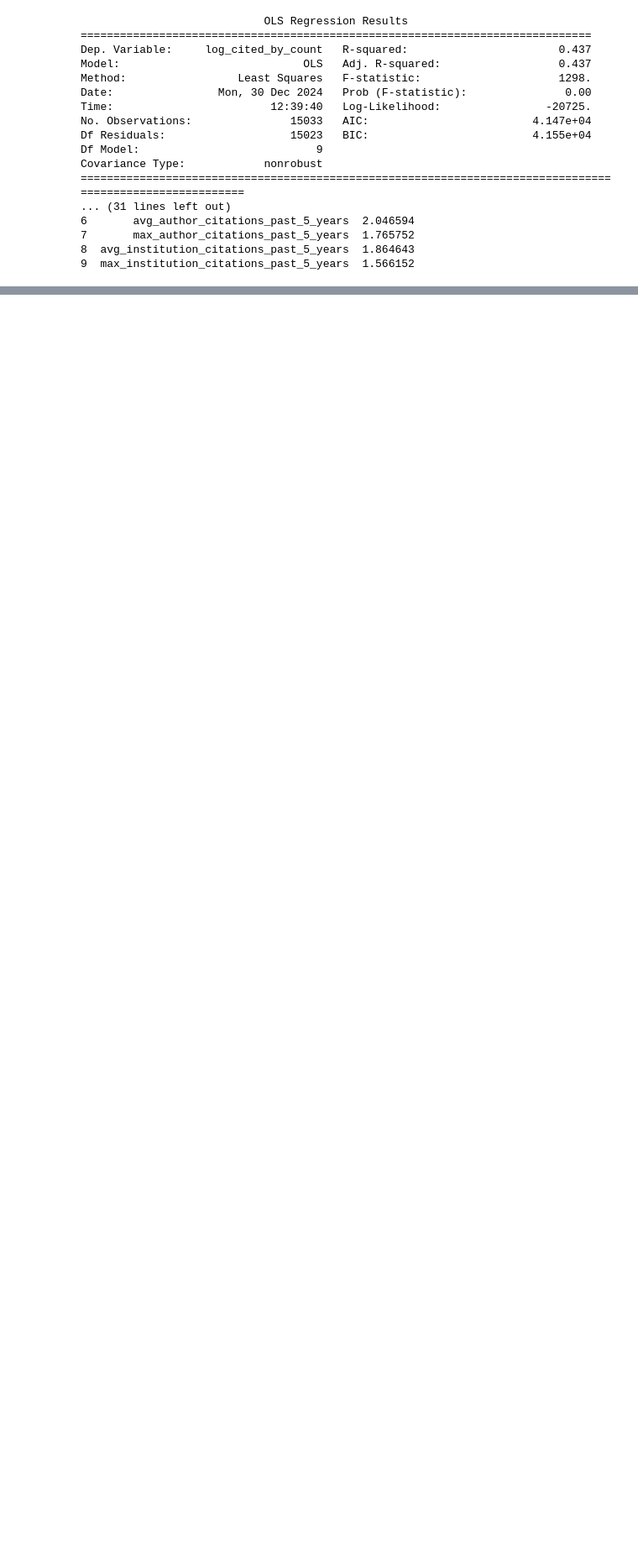
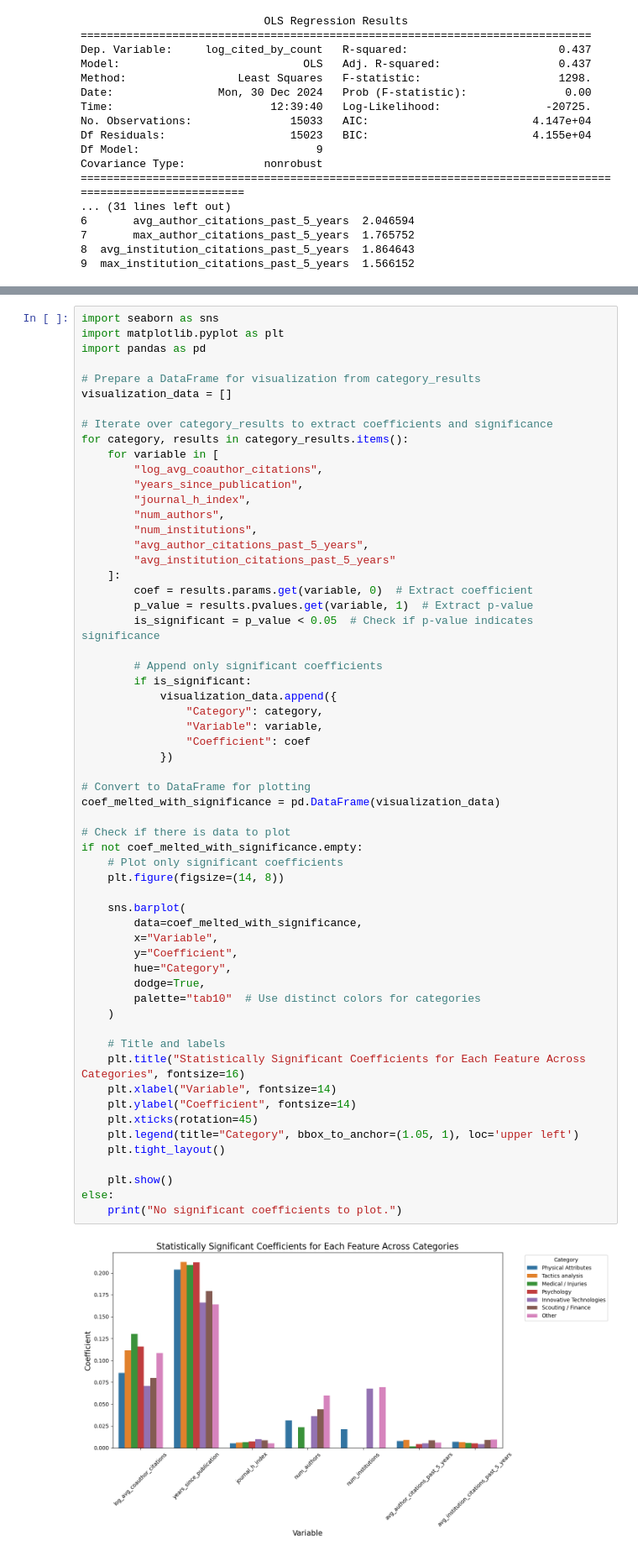
Before and after one commit to franekl/soccer-research-evolution, a Jupyter notebook: code/influence_on_citations/linear regression.ipynb, the cells around one changed output, grey strips where cells are left out. Shown at 84% size. Cells and saved outputs as stored; diff of their text form; blank space fills up the shorter version.

```diff
--- a/code/influence_on_citations/linear regression.ipynb
+++ b/code/influence_on_citations/linear regression.ipynb
@@ -640,0 +878,61 @@ Covariance Type:            nonrobust
+# %%
+import seaborn as sns
+import matplotlib.pyplot as plt
+import pandas as pd
+
+# Prepare a DataFrame for visualization from category_results
+visualization_data = []
+
+# Iterate over category_results to extract coefficients and significance
+for category, results in category_results.items():
+    for variable in [
+        "log_avg_coauthor_citations",
+        "years_since_publication",
+        "journal_h_index",
+        "num_authors",
+        "num_institutions",
+        "avg_author_citations_past_5_years",
+        "avg_institution_citations_past_5_years"
+    ]:
+        coef = results.params.get(variable, 0)  # Extract coefficient
+        p_value = results.pvalues.get(variable, 1)  # Extract p-value
+        is_significant = p_value < 0.05  # Check if p-value indicates significance
+
+        # Append only significant coefficients
+        if is_significant:
+            visualization_data.append({
+                "Category": category,
+                "Variable": variable,
+                "Coefficient": coef
+            })
+
+# Convert to DataFrame for plotting
+coef_melted_with_significance = pd.DataFrame(visualization_data)
+
+# Check if there is data to plot
+if not coef_melted_with_significance.empty:
+    # Plot only significant coefficients
+    plt.figure(figsize=(14, 8))
+
+    sns.barplot(
+        data=coef_melted_with_significance,
+        x="Variable",
+        y="Coefficient",
+        hue="Category",
+        dodge=True,
+        palette="tab10"  # Use distinct colors for categories
+    )
+
+    # Title and labels
+    plt.title("Statistically Significant Coefficients for Each Feature Across Categories", fontsize=16)
+    plt.xlabel("Variable", fontsize=14)
+    plt.ylabel("Coefficient", fontsize=14)
+    plt.xticks(rotation=45)
+    plt.legend(title="Category", bbox_to_anchor=(1.05, 1), loc='upper left')
+    plt.tight_layout()
+
+    plt.show()
+else:
+    print("No significant coefficients to plot.")
+# %% [output]
+[figure, added]
```
Also changed, not shown: parts of 2 cells of this notebook, 1 other file.
